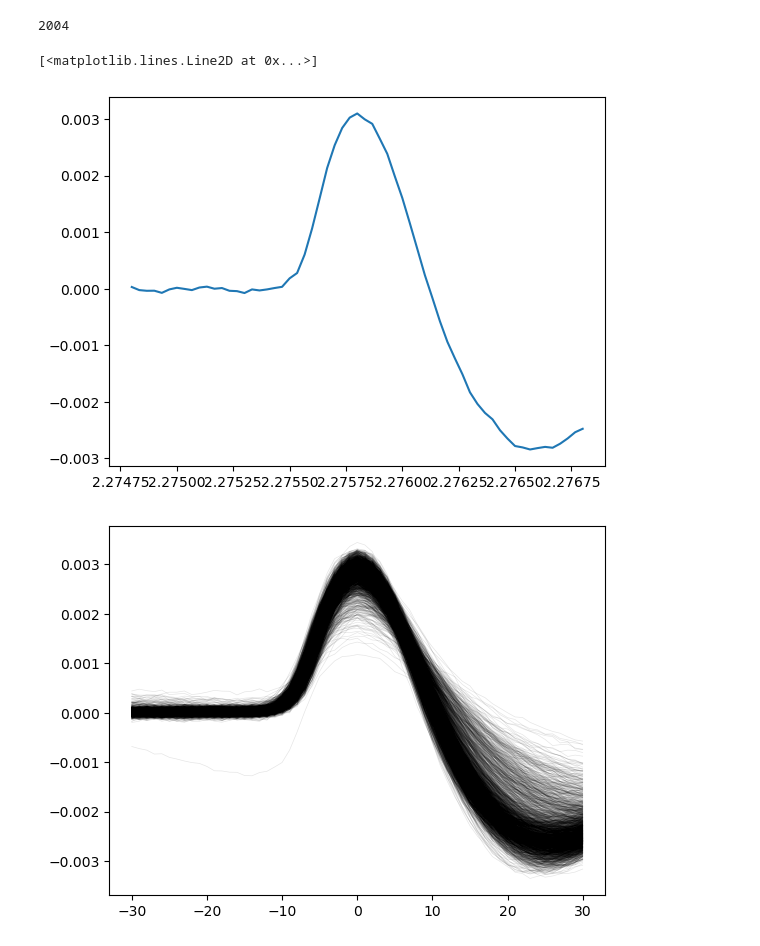
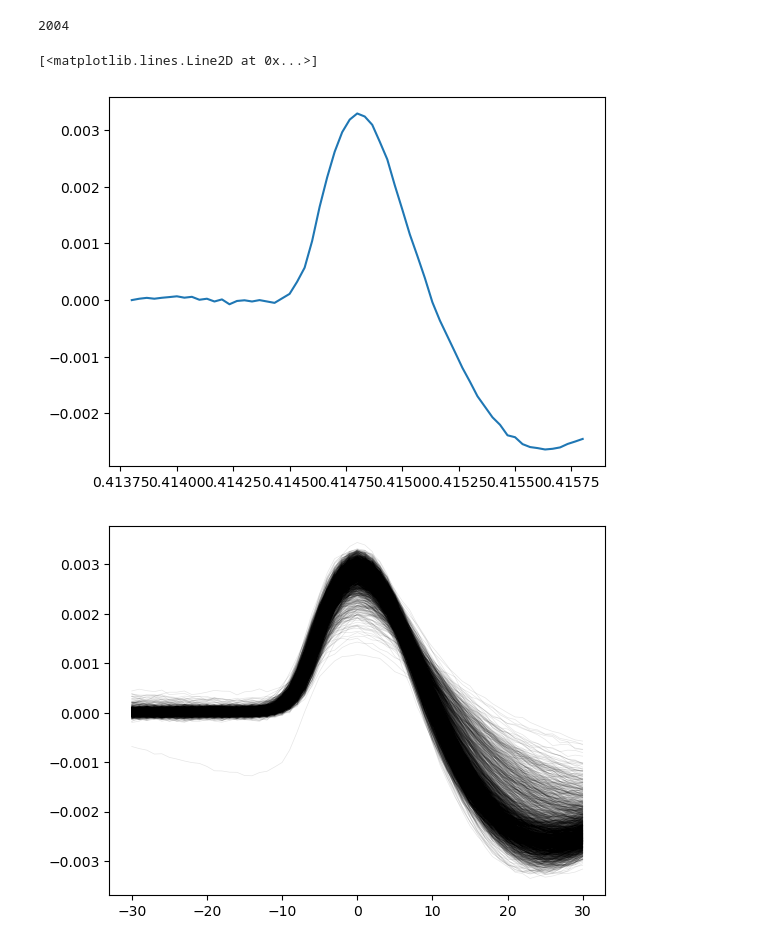
Before and after one commit to dyballa/TempoSort, a Jupyter notebook: data/2016_rat_cortex_Neto_et_al/Analysis-2014_11_13_Pair_3_0.ipynb, the cells around one changed output. Cells and saved outputs as stored; diff of their text form; code cells hidden in the pictures.

```diff
--- a/data/2016_rat_cortex_Neto_et_al/Analysis-2014_11_13_Pair_3_0.ipynb
+++ b/data/2016_rat_cortex_Neto_et_al/Analysis-2014_11_13_Pair_3_0.ipynb
@@ -71,7 +71,7 @@ def loadRawData(filename, numChannels, dtype):
 # Open ADC file
 # (juxtacellular recording from the juxtacellular micropipette -- frequency band from 300 to 7500 Hz)
 
-filename = f"adc2014-11-13T18_48_11.bin"
+filename = f"{data_folder}/adc2014-11-13T18_48_11.bin"
 juxta_threshold = 1e-3 #using the one in paired_32ch.py! NOT the one in DataSummary.xlsx
 inter_spike_time_distance = 30 # (30 samples = 1 ms)
 
@@ -97,15 +97,14 @@ num_of_spikes
 # %%
 ### Plot a single spike
 
-peak_i = 10
-
+peak_i = 0
 window_half_size = 30 #1 ms = 30
 ix = spike_triggers[peak_i]
 window_ixs = np.arange(ix - window_half_size, ix + window_half_size + 1)
 plt.plot(window_ixs / Sampling_frequency, spike_data_in_V[window_ixs])
 # %% [output]
 [<matplotlib.lines.Line2D at 0x...>]
-[figure, old version]
+[figure, new version]
 # %%
 ### Plot all spikes on top of each other
 
```
Also changed, not shown: parts of 23 cells of this notebook.
